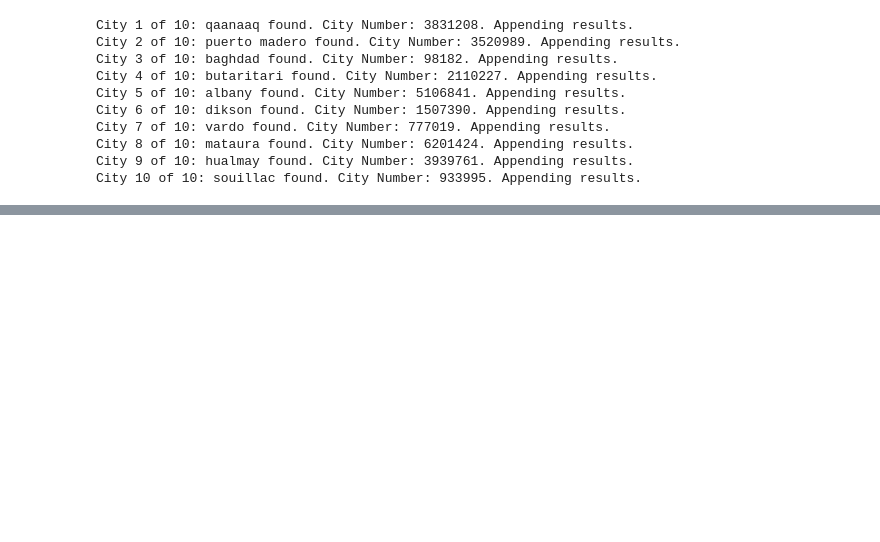
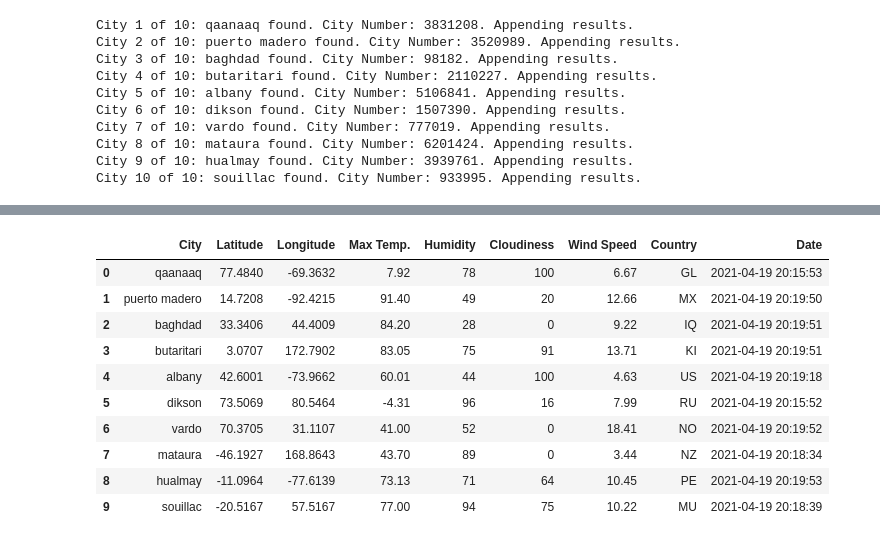
Before and after one commit to juliabrunett/python-api-challenge, a Jupyter notebook: WeatherPy/WeatherPy.ipynb, the cells around one changed output, grey strips where cells are left out. Saved outputs shown, nothing was run; the diff lists cells and outputs as text; code cells hidden in the pictures; blank space fills up the shorter version.

```diff
--- a/WeatherPy/WeatherPy.ipynb
+++ b/WeatherPy/WeatherPy.ipynb
@@ -192,0 +157,23 @@ weather_data_df = pd.read_csv("./Output_Data/cities_weather_data.csv")
+# %%
+# Bring dataframe back in
+weather_data_df = pd.read_csv("./OutputData/cities_weather_data.csv")
+
+# Remove Unix Timestamp
+weather_data_df = weather_data_df[["City", "Latitude", "Longitude", "Max Temp.", "Humidity", "Cloudiness",
+                                  "Wind Speed", "Country", "Date Converted"]]
+# Rename column
+weather_data_df = weather_data_df.rename(columns = {"Date Converted": "Date"})
+
+weather_data_df
+# %% [output]
+|  | City | Latitude | Longitude | Max Temp. | Humidity | Cloudiness | Wind Speed | Country | Date |
+| 0 | qaanaaq | 77.4840 | -69.3632 | 7.92 | 78 | 100 | 6.67 | GL | 2021-04-19 20:15:53 |
+| 1 | puerto madero | 14.7208 | -92.4215 | 91.40 | 49 | 20 | 12.66 | MX | 2021-04-19 20:19:50 |
+| 2 | baghdad | 33.3406 | 44.4009 | 84.20 | 28 | 0 | 9.22 | IQ | 2021-04-19 20:19:51 |
+| 3 | butaritari | 3.0707 | 172.7902 | 83.05 | 75 | 91 | 13.71 | KI | 2021-04-19 20:19:51 |
+| 4 | albany | 42.6001 | -73.9662 | 60.01 | 44 | 100 | 4.63 | US | 2021-04-19 20:19:18 |
+| 5 | dikson | 73.5069 | 80.5464 | -4.31 | 96 | 16 | 7.99 | RU | 2021-04-19 20:15:52 |
+| 6 | vardo | 70.3705 | 31.1107 | 41.00 | 52 | 0 | 18.41 | NO | 2021-04-19 20:19:52 |
+| 7 | mataura | -46.1927 | 168.8643 | 43.70 | 89 | 0 | 3.44 | NZ | 2021-04-19 20:18:34 |
+| 8 | hualmay | -11.0964 | -77.6139 | 73.13 | 71 | 64 | 10.45 | PE | 2021-04-19 20:19:53 |
+| 9 | souillac | -20.5167 | 57.5167 | 77.00 | 94 | 75 | 10.22 | MU | 2021-04-19 20:18:39 |
```
Also changed, not shown: parts of 17 cells of this notebook, 1 other file.
